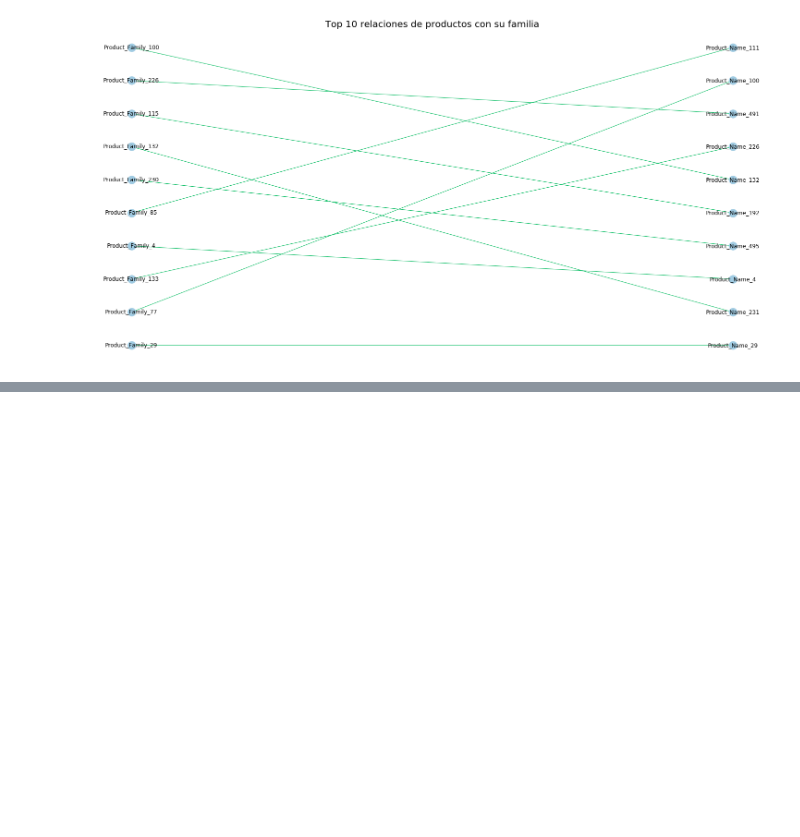
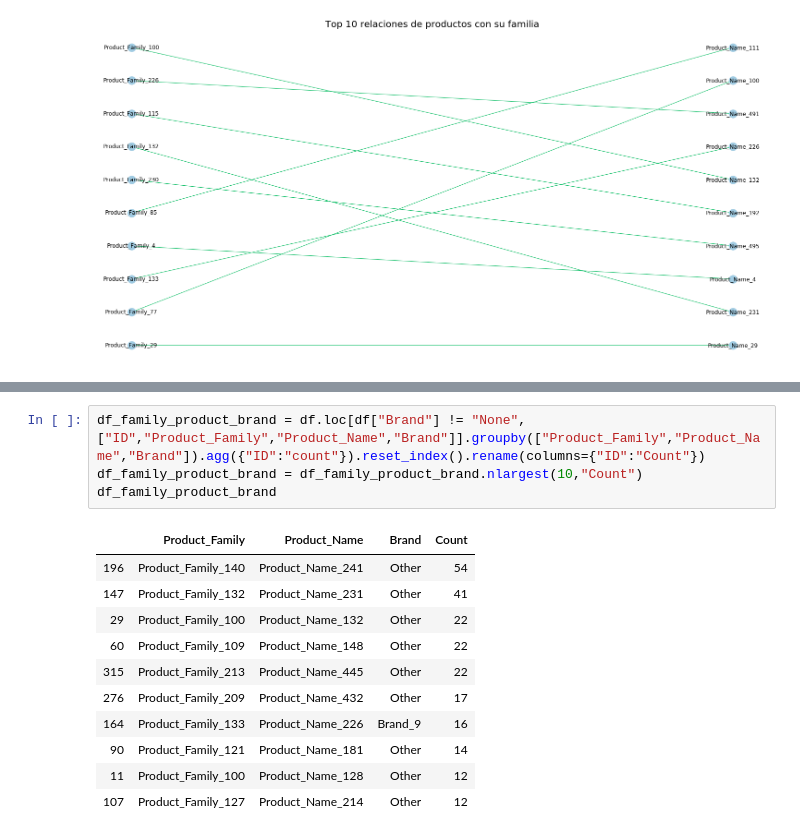
Before and after one commit to FernandoSinisi/Orga-Datos-2C-2020, a Jupyter notebook: TP1/otras_cosas_fer.ipynb, the cells around one changed output, grey strips where cells are left out. Saved outputs shown, nothing was run; the diff lists cells and outputs as text; blank space fills up the shorter version.

```diff
--- a/TP1/otras_cosas_fer.ipynb
+++ b/TP1/otras_cosas_fer.ipynb
@@ -591,3 +592,19 @@ plt.savefig("pngs/item-familia-10-grafo-populares.png")
 plt.show()
 # %% [output]
 [figure]
+# %%
+df_family_product_brand = df.loc[df["Brand"] != "None",["ID","Product_Family","Product_Name","Brand"]].groupby(["Product_Family","Product_Name","Brand"]).agg({"ID":"count"}).reset_index().rename(columns={"ID":"Count"})
+df_family_product_brand = df_family_product_brand.nlargest(10,"Count")
+df_family_product_brand
+# %% [output]
+|  | Product_Family | Product_Name | Brand | Count |
+| 196 | Product_Family_140 | Product_Name_241 | Other | 54 |
+| 147 | Product_Family_132 | Product_Name_231 | Other | 41 |
+| 29 | Product_Family_100 | Product_Name_132 | Other | 22 |
+| 60 | Product_Family_109 | Product_Name_148 | Other | 22 |
+| 315 | Product_Family_213 | Product_Name_445 | Other | 22 |
+| 276 | Product_Family_209 | Product_Name_432 | Other | 17 |
+| 164 | Product_Family_133 | Product_Name_226 | Brand_9 | 16 |
+| 90 | Product_Family_121 | Product_Name_181 | Other | 14 |
+| 11 | Product_Family_100 | Product_Name_128 | Other | 12 |
+| 107 | Product_Family_127 | Product_Name_214 | Other | 12 |
```
Also changed, not shown: parts of 2 cells of this notebook, 1 other file.
